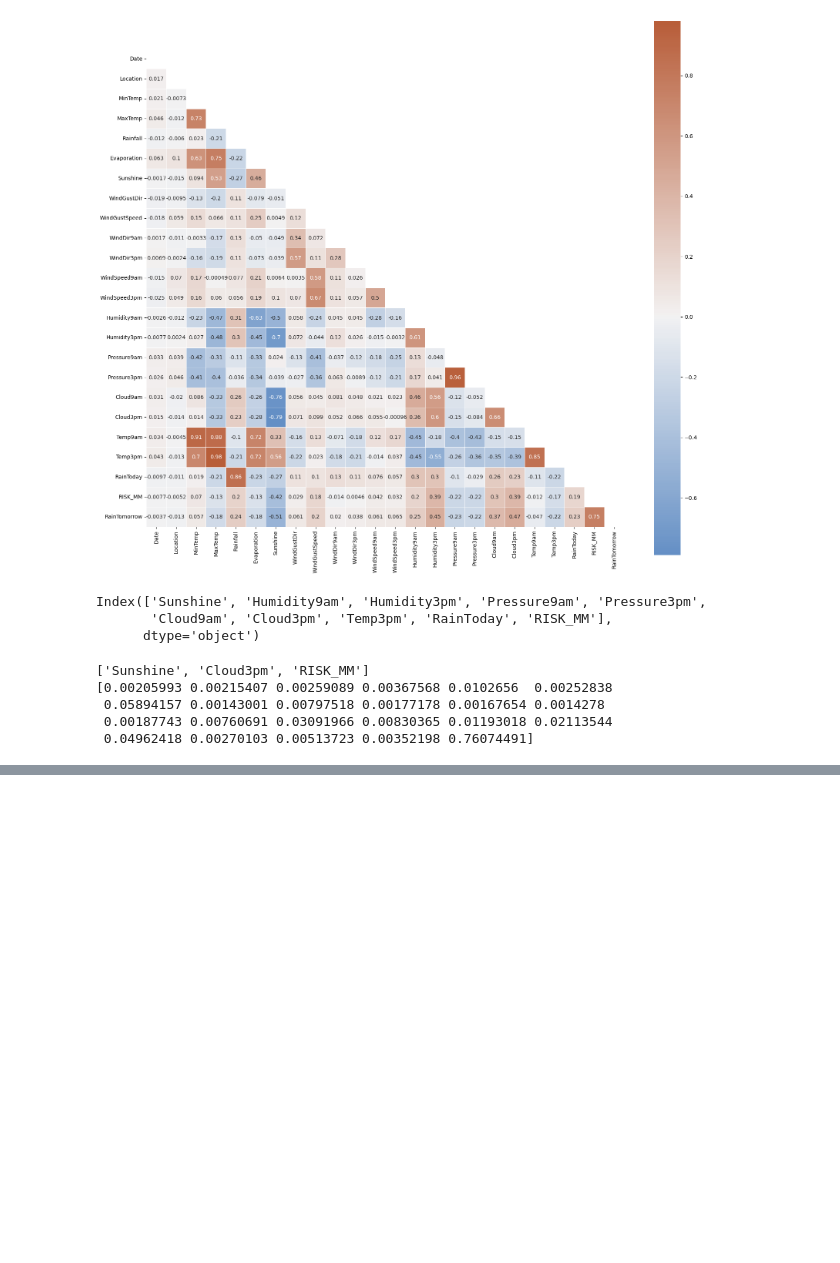
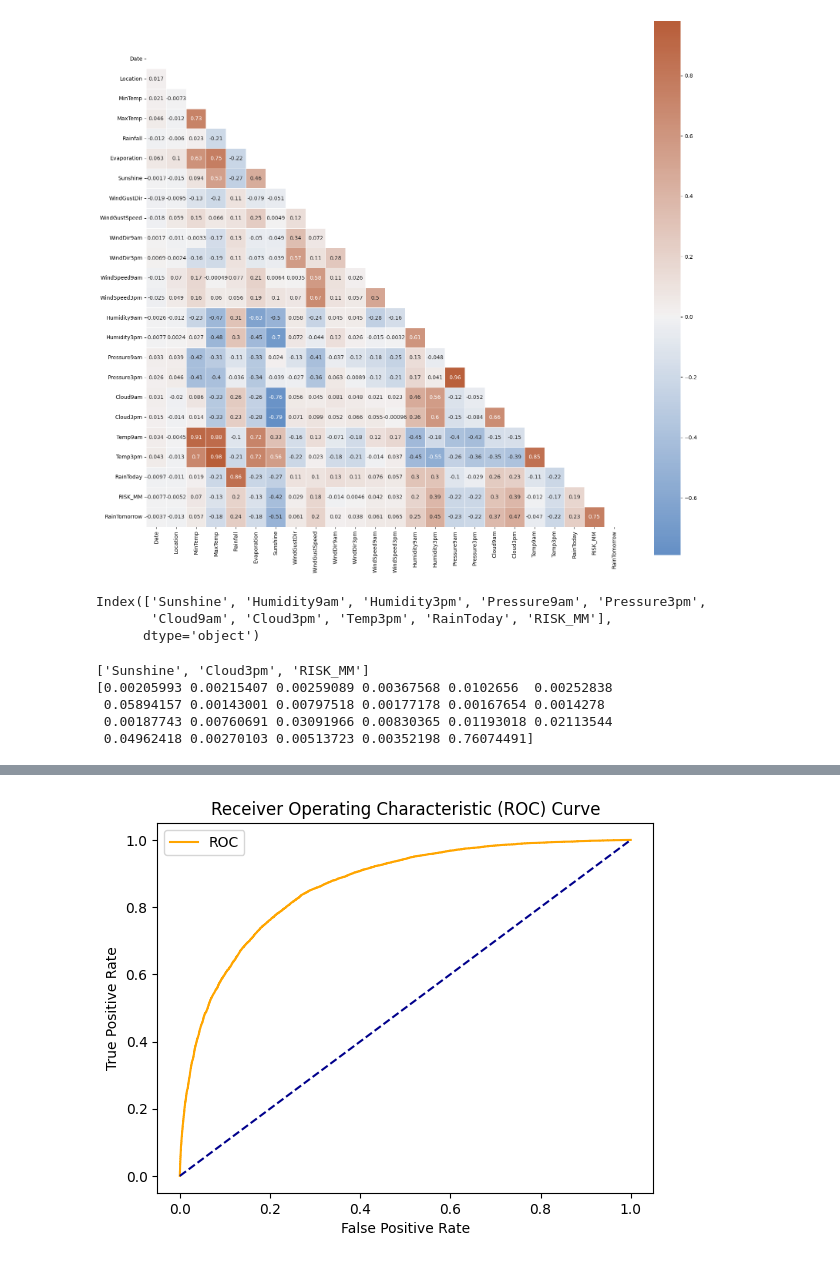
Before and after one commit to shivampranjale/RainFall-Prediction, a Jupyter notebook: source_code.ipynb, the cells around one changed output, grey strips where cells are left out. Drawn from its saved outputs; the diff is of its cells as text; code cells hidden in the pictures; blank space fills up the shorter version.

```diff
--- a/source_code.ipynb
+++ b/source_code.ipynb
@@ -207,0 +258,11 @@ print(r_clf(n_estimators=100, random_state=0).fit(X,y).feature_importances_)
+# %%
+# Function for plotting roc curve for each of the classification model that we are going to build
+
+def plot_roc_cur(fper, tper):
+    plt.plot(fper, tper, color='orange', label='ROC')
+    plt.plot([0, 1], [0, 1], color='darkblue', linestyle='--')
+    plt.xlabel('False Positive Rate')
+    plt.ylabel('True Positive Rate')
+    plt.title('Receiver Operating Characteristic (ROC) Curve')
+    plt.legend()
+    plt.show()
@@ -207,0 +299,75 @@ print(r_clf(n_estimators=100, random_state=0).fit(X,y).feature_importances_)
+# %%
+# Building each classifier and evaluating important performance matrices for each
+
+# Logistic Regression
+from sklearn.linear_model import LogisticRegression
+
+params_lr = {'penalty': 'l1', 'solver':'liblinear'}
+
+model_lr = LogisticRegression(**params_lr)
+model_lr, accuracy_lr, roc_auc_lr, coh_kap_lr, tt_lr = run_model(model_lr, X_train, y_train, X_test, y_test)
+
+# Decision Tree
+from sklearn.tree import DecisionTreeClassifier
+
+params_dt = {'max_depth': 16,
+             'max_features': "sqrt"}
+
+model_dt = DecisionTreeClassifier(**params_dt)
+model_dt, accuracy_dt, roc_auc_dt, coh_kap_dt, tt_dt = run_model(model_dt, X_train, y_train, X_test, y_test)
+
+# Neural Network
+from sklearn.neural_network import MLPClassifier
+
+params_nn = {'hidden_layer_sizes': (30,30,30),
+             'activation': 'logistic',
+             'solver': 'lbfgs',
+             'max_iter': 500}
+
+model_nn = MLPClassifier(**params_nn)
+model_nn, accuracy_nn, roc_auc_nn, coh_kap_nn, tt_nn = run_model(model_nn, X_train, y_train, X_test, y_test)
+
+# Random Forest
+from sklearn.ensemble import RandomForestClassifier
+
+params_rf = {'max_depth': 16,
+             'min_samples_leaf': 1,
+             'min_samples_split': 2,
+             'n_estimators': 100,
+             'random_state': 12345}
+
+model_rf = RandomForestClassifier(**params_rf)
+model_rf, accuracy_rf, roc_auc_rf, coh_kap_rf, tt_rf = run_model(model_rf, X_train, y_train, X_test, y_test)
+
+# Light GBM
+import lightgbm as lgb
+params_lgb ={'colsample_bytree': 0.95,
+         'max_depth': 16,
+         'min_split_gain': 0.1,
+         'n_estimators': 200,
+         'num_leaves': 50,
+         'reg_alpha': 1.2,
+         'reg_lambda': 1.2,
+         'subsample': 0.95,
+         'subsample_freq': 20}
+
+model_lgb = lgb.LGBMClassifier(**params_lgb)
+model_lgb, accuracy_lgb, roc_auc_lgb, coh_kap_lgb, tt_lgb = run_model(model_lgb, X_train, y_train, X_test, y_test)
+
+# Catboost
+# !pip install catboost
+# import catboost as cb
+# params_cb ={'iterations': 50,
+#             'max_depth': 16}
+
+# model_cb = cb.CatBoostClassifier(**params_cb)
+# model_cb, accuracy_cb, roc_auc_cb, coh_kap_cb, tt_cb = run_model(model_cb, X_train, y_train, X_test, y_test, verbose=False)
+
+# XGBoost
+import xgboost as xgb
+params_xgb ={'n_estimators': 500,
+            'max_depth': 16}
+
+model_xgb = xgb.XGBClassifier(**params_xgb)
+model_xgb, accuracy_xgb, roc_auc_xgb, coh_kap_xgb, tt_xgb = run_model(model_xgb, X_train, y_train, X_test, y_test)
+# %% [output]
@@ -207,0 +386 @@ print(r_clf(n_estimators=100, random_state=0).fit(X,y).feature_importances_)
+[figure, added]
```
Also changed, not shown: parts of 29 cells of this notebook.
